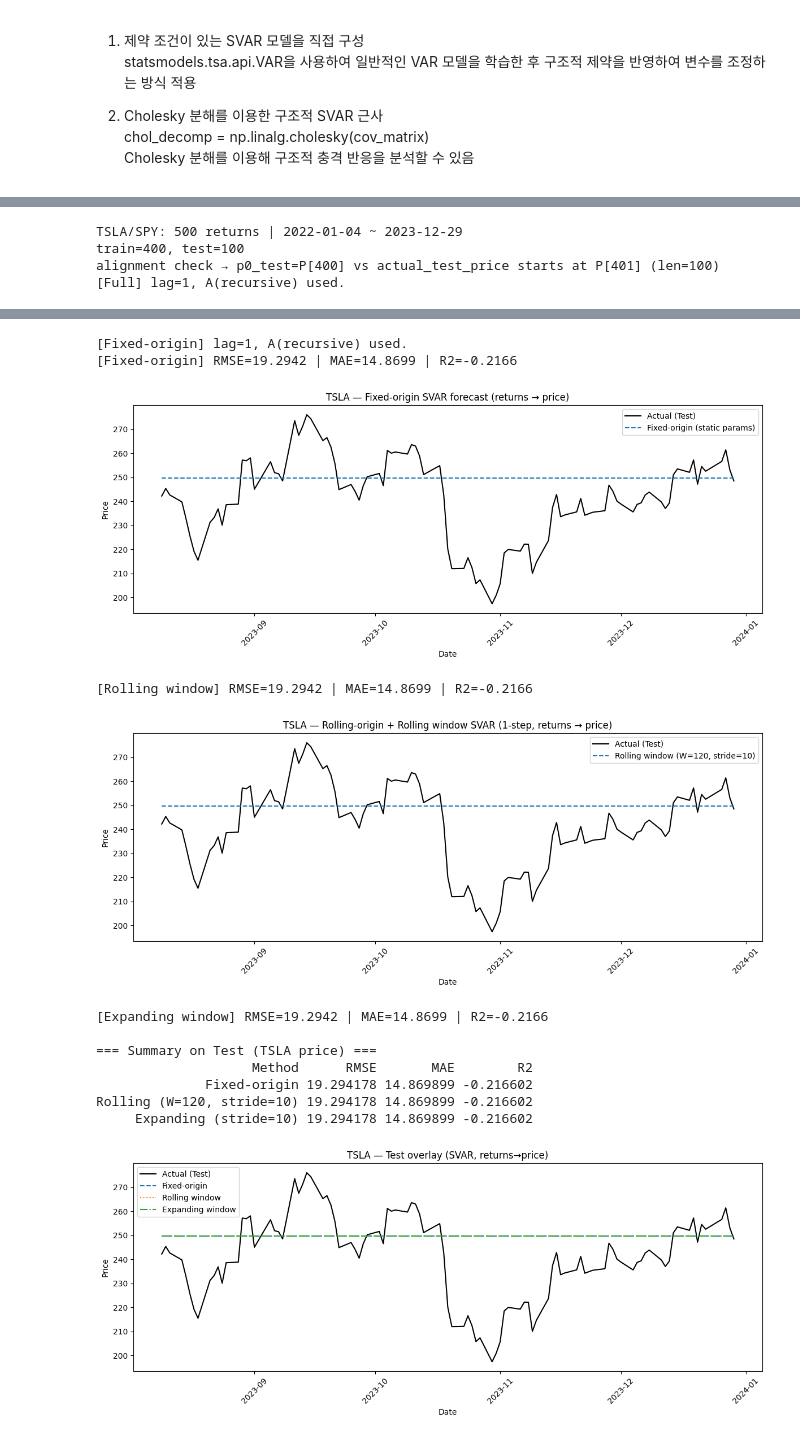
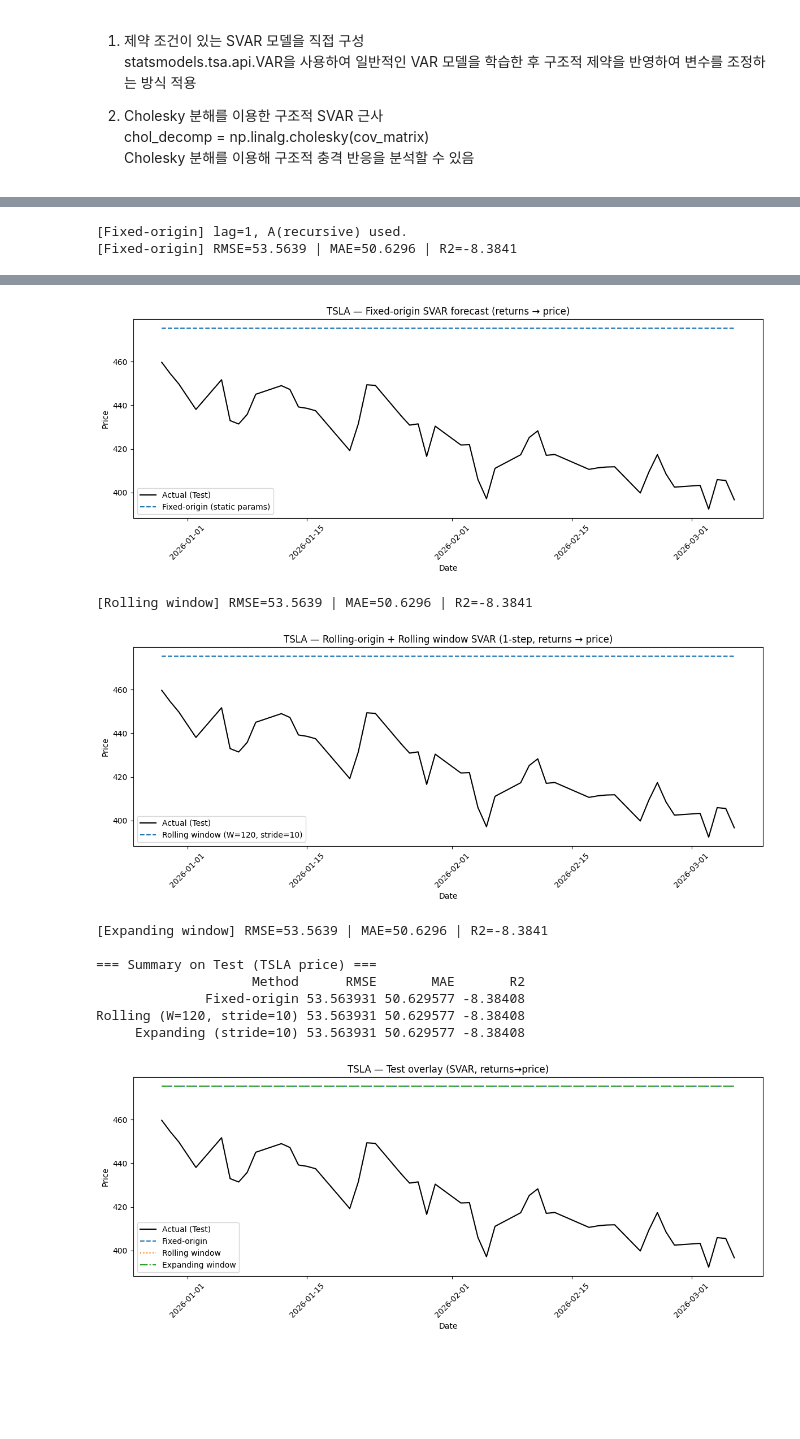
Before and after one commit to nhjung-phd/TimeSeriesAnalysis, a Jupyter notebook: notebooks/06_SVAR_forecasting.ipynb, the cells around one changed output, grey strips where cells are left out. Cells and saved outputs as stored; diff of their text form; code cells hidden in the pictures; blank space fills up the shorter version.

```diff
--- a/notebooks/06_SVAR_forecasting.ipynb
+++ b/notebooks/06_SVAR_forecasting.ipynb
@@ -111,7 +171,7 @@ from statsmodels.tsa.api import VAR
 from sklearn.metrics import mean_squared_error
 
 # ✅ 1️⃣ 테슬라(TSLA) 주가 데이터 다운로드 (최근 2년치)
-df = yf.download("TSLA", start="2022-01-01", end="2024-01-01")
+df = yf.download("TSLA", start="2025-03-30", end="2026-03-30", auto_adjust=True, progress=False)
 
 # ✅ 2️⃣ 데이터 전처리 및 Feature 생성
 df = df.reset_index()
@@ -233,4 +293,9 @@ plt.show()
 irf = var_fit.irf(10)  # 10-step Impulse Response Function
 irf.plot(orth=True)
 plt.show()
+
+
+# ⚠️ 이 블록은 초안/중복 코드이며 일부가 잘려 단독 실행 시 오류가 날 수 있습니다.
+# ✅ 아래쪽의 통합 SVAR 블록(Cholesky/SVAR→VAR 폴백)을 실행하세요.
+#raise SystemExit('Run the integrated SVAR block below (Colab 준비) for a stable run.')
 # %% [output]
@@ -288,11 +373,11 @@ plt.rcParams["figure.figsize"] = (12, 5)
 # =========================================================
 symbol_y = "TSLA"
 symbol_x = "SPY"
-start_date = "2022-01-01"
-end_date   = "2024-01-01"
+start_date = "2025-03-30"
+end_date   = "2026-03-30"
 
-px_y = yf.download(symbol_y, start=start_date, end=end_date, auto_adjust=True)[["Close"]]
-px_x = yf.download(symbol_x, start=start_date, end=end_date, auto_adjust=True)[["Close"]]
+px_y = yf.download(symbol_y, start=start_date, end=end_date, auto_adjust=True, progress=False)[["Close"]]
+px_x = yf.download(symbol_x, start=start_date, end=end_date, auto_adjust=True, progress=False)[["Close"]]
 
 # 공통 날짜로 inner join
 px = px_y.join(px_x, how="inner", lsuffix=f"_{symbol_y}", rsuffix=f"_{symbol_x}").dropna()
@@ -527,4 +615,2 @@ plt.xlabel("Date"); plt.ylabel("Price"); plt.xticks(rotation=45); plt.legend();
-TSLA/SPY: 500 returns | 2022-01-04 ~ 2023-12-29
-train=400, test=100
-alignment check → p0_test=P[400] vs actual_test_price starts at P[401] (len=100)
-[Full] lag=1, A(recursive) used.
+[Fixed-origin] lag=1, A(recursive) used.
+[Fixed-origin] RMSE=53.5639 | MAE=50.6296 | R2=-8.3841
@@ -532,16 +617,14 @@ alignment check → p0_test=P[400] vs actual_test_price starts at P[401] (len=10
+[figure, new version]
-[Fixed-origin] lag=1, A(recursive) used.
-[Fixed-origin] RMSE=19.2942 | MAE=14.8699 | R2=-0.2166
+[Rolling window] RMSE=53.5639 | MAE=50.6296 | R2=-8.3841
-[figure, old version]
+[figure, new version]
-[Rolling window] RMSE=19.2942 | MAE=14.8699 | R2=-0.2166
+[Expanding window] RMSE=53.5639 | MAE=50.6296 | R2=-8.3841
+
+=== Summary on Test (TSLA price) ===
+                    Method      RMSE       MAE       R2
+              Fixed-origin 53.563931 50.629577 -8.38408
+Rolling (W=120, stride=10) 53.563931 50.629577 -8.38408
+     Expanding (stride=10) 53.563931 50.629577 -8.38408
-[figure, old version]
-[Expanding window] RMSE=19.2942 | MAE=14.8699 | R2=-0.2166
-
-=== Summary on Test (TSLA price) ===
-                    Method      RMSE       MAE        R2
-              Fixed-origin 19.294178 14.869899 -0.216602
-Rolling (W=120, stride=10) 19.294178 14.869899 -0.216602
-     Expanding (stride=10) 19.294178 14.869899 -0.216602
-[figure, old version]
+[figure, new version]
 # %%
 # =========================================================
 # 4) 하이퍼파라미터 (약간 보수적으로)
```
Also changed, not shown: parts of 11 cells of this notebook.
